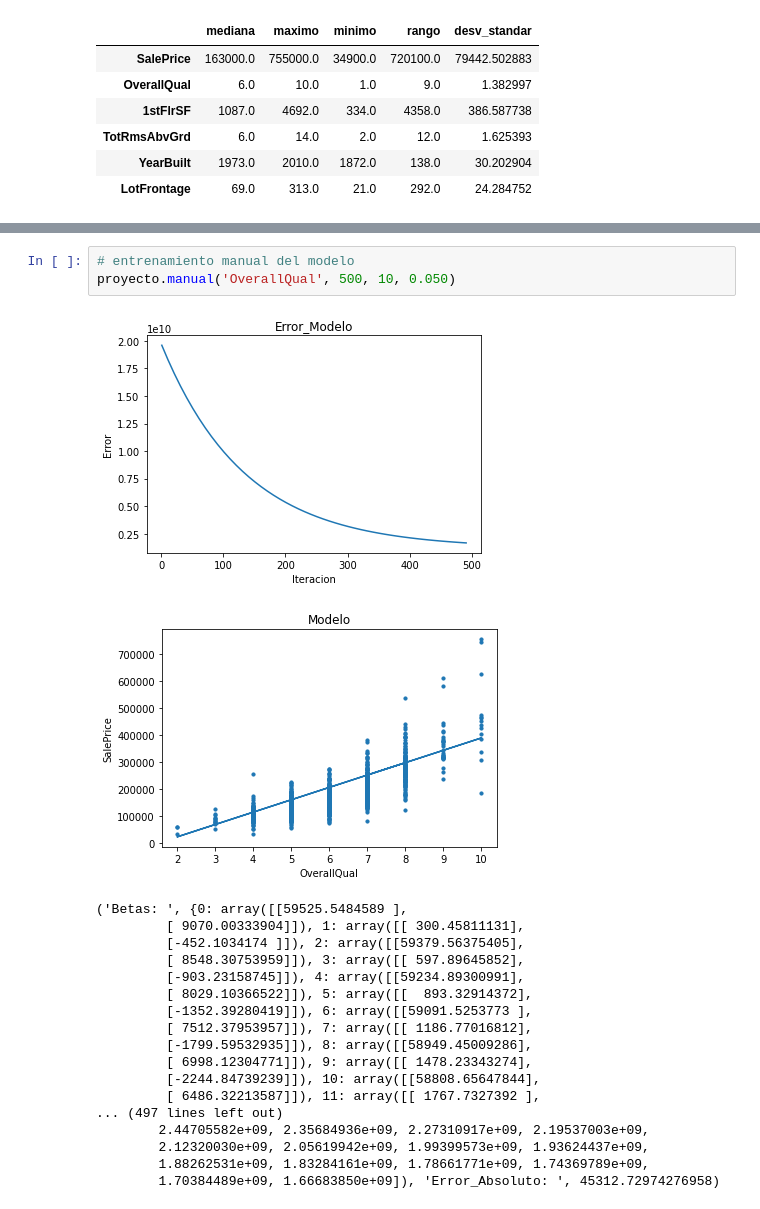
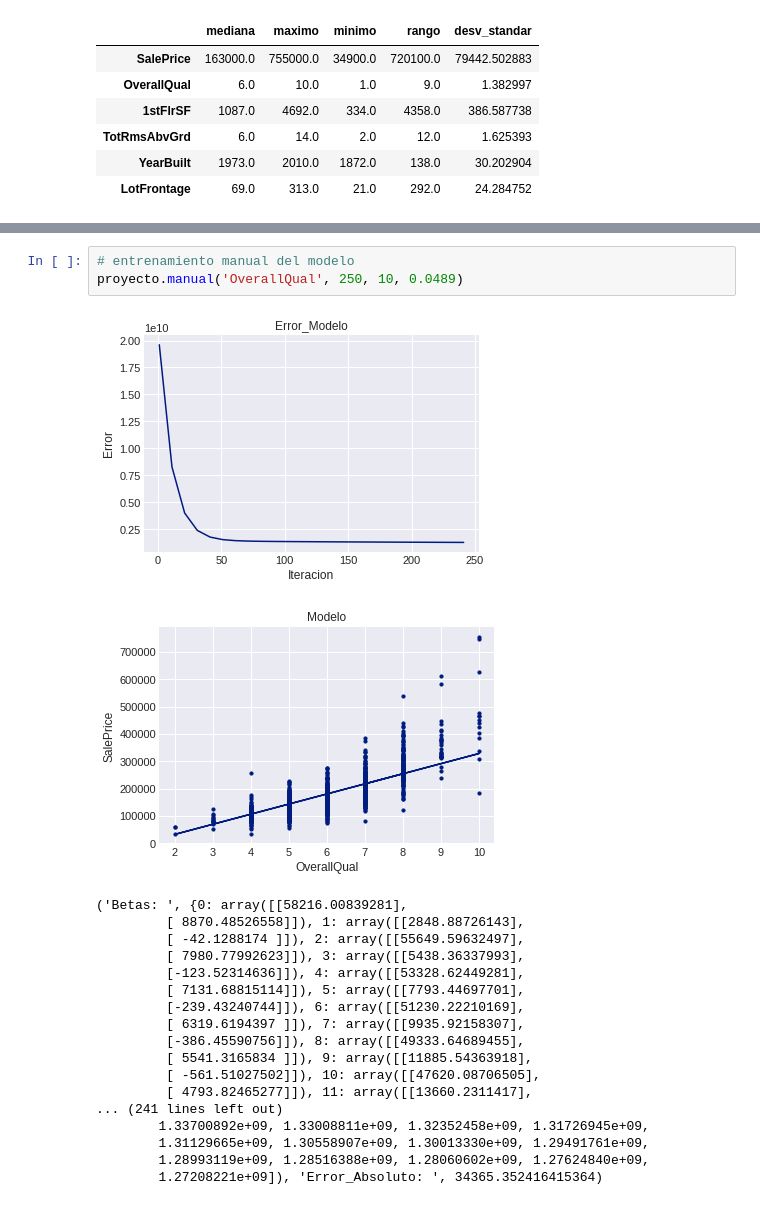
Before and after one commit to JMercar/proyecto_python, a Jupyter notebook: proyecto.ipynb, the cells around one changed output, grey strips where cells are left out. Drawn from its saved outputs; the diff is of its cells as text.

Commit message:
Version, Final del proyecto; Jaime Mercar

```diff
--- a/proyecto.ipynb
+++ b/proyecto.ipynb
@@ -439,27 +487,27 @@ proyecto.seleccion()
  'YearBuilt': 0.5138823495481524}
 # %%
 # entrenamiento manual del modelo
-proyecto.manual('OverallQual', 500, 10, 0.050)
+proyecto.manual('OverallQual', 250, 10, 0.0489)
 # %% [output]
-[figure, old version]
+[figure, new version]
-[figure, old version]
+[figure, new version]
-('Betas: ', {0: array([[59525.5484589 ],
-         [ 9070.00333904]]), 1: array([[ 300.45811131],
-         [-452.1034174 ]]), 2: array([[59379.56375405],
-         [ 8548.30753959]]), 3: array([[ 597.89645852],
-         [-903.23158745]]), 4: array([[59234.89300991],
-         [ 8029.10366522]]), 5: array([[  893.32914372],
-         [-1352.39280419]]), 6: array([[59091.5253773 ],
-         [ 7512.37953957]]), 7: array([[ 1186.77016812],
-         [-1799.59532935]]), 8: array([[58949.45009286],
-         [ 6998.12304771]]), 9: array([[ 1478.23343274],
-         [-2244.84739239]]), 10: array([[58808.65647844],
-         [ 6486.32213587]]), 11: array([[ 1767.7327392 ],
-... (497 lines left out)
-        2.44705582e+09, 2.35684936e+09, 2.27310917e+09, 2.19537003e+09,
-        2.12320030e+09, 2.05619942e+09, 1.99399573e+09, 1.93624437e+09,
-        1.88262531e+09, 1.83284161e+09, 1.78661771e+09, 1.74369789e+09,
-        1.70384489e+09, 1.66683850e+09]), 'Error_Absoluto: ', 45312.72974276958)
+('Betas: ', {0: array([[58216.00839281],
+         [ 8870.48526558]]), 1: array([[2848.88726143],
+         [ -42.1288174 ]]), 2: array([[55649.59632497],
+         [ 7980.77992623]]), 3: array([[5438.36337993],
+         [-123.52314636]]), 4: array([[53328.62449281],
+         [ 7131.68815114]]), 5: array([[7793.44697701],
+         [-239.43240744]]), 6: array([[51230.22210169],
+         [ 6319.6194397 ]]), 7: array([[9935.92158307],
+         [-386.45590756]]), 8: array([[49333.64689455],
+         [ 5541.3165834 ]]), 9: array([[11885.54363918],
+         [ -561.51027502]]), 10: array([[47620.08706505],
+         [ 4793.82465277]]), 11: array([[13660.2311417],
+... (241 lines left out)
+        1.33700892e+09, 1.33008811e+09, 1.32352458e+09, 1.31726945e+09,
+        1.31129665e+09, 1.30558907e+09, 1.30013330e+09, 1.29491761e+09,
+        1.28993119e+09, 1.28516388e+09, 1.28060602e+09, 1.27624840e+09,
+        1.27208221e+09]), 'Error_Absoluto: ', 34365.352416415364)
 # %%
 # Evolucion del modelo
 proyecto.evolucion(1)
```
Also changed, not shown: parts of 19 cells of this notebook.
